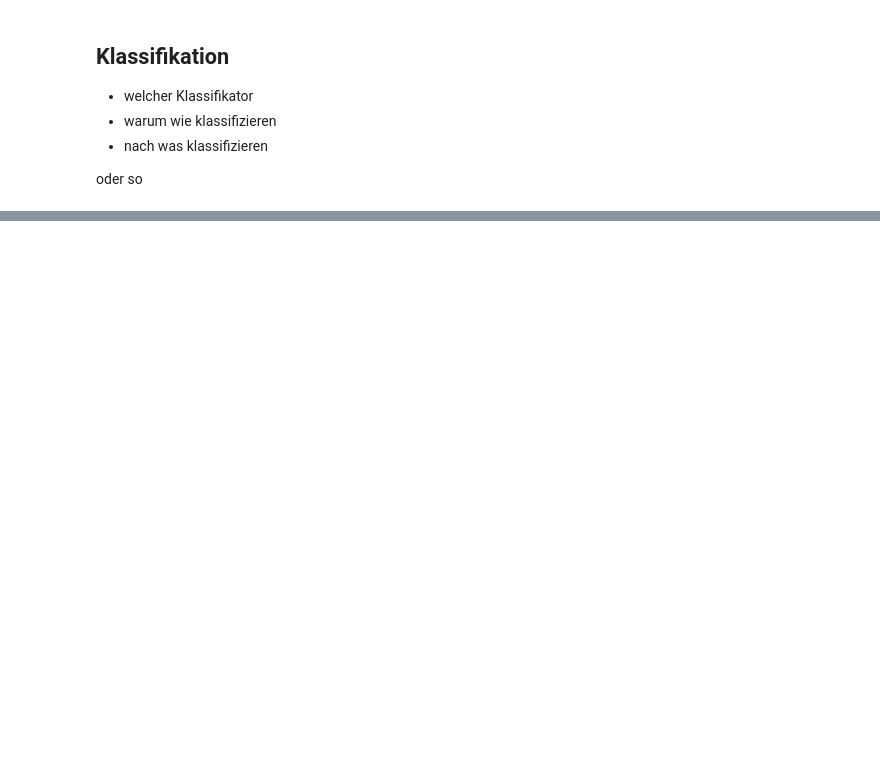
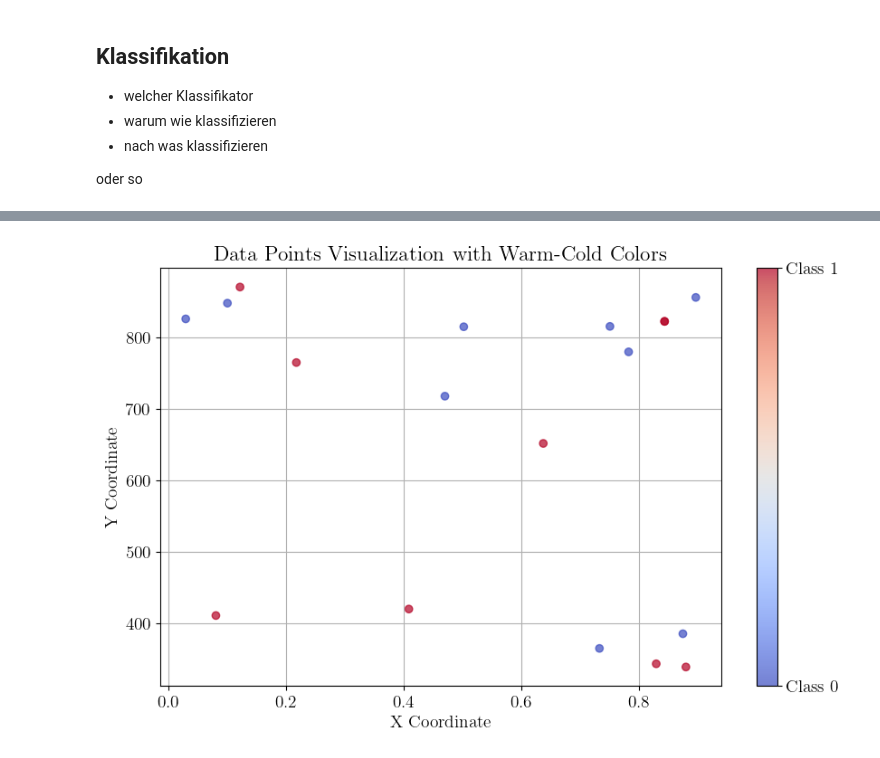
Before and after one commit to gregorscholz/25-mus, a Jupyter notebook: research/juggling.ipynb, the cells around one changed output, grey strips where cells are left out. Cells and saved outputs as stored; diff of their text form; code cells hidden in the pictures; blank space fills up the shorter version.

```diff
--- a/research/juggling.ipynb
+++ b/research/juggling.ipynb
@@ -111,0 +81,13 @@ print(y)
+# %%
+# Anpassen des Verhältnisses von stabilen zu nicht stabilen Würfen
+num_ones = df['classification'].value_counts().get(1, 0)
+
+zeros = df[df['classification'] == 0]
+ones = df[df['classification'] == 1]
+
+sample_zeros = zeros.sample(n=num_ones, random_state=42)
+
+df = pd.concat([sample_zeros, ones])
+df = df.sample(frac=1, random_state=42).reset_index(drop=True)
+
+df.shape
@@ -157,0 +106,6 @@ Von 7 Datenpunkten werden nicht korrekt zugeordnet: 3
+# %%
+# Merkmale auswählen
+X = np.array(df[['ball_a','ball_b','ball_c','hand_left','hand_right','elbow_left','elbow_right','shoulder_left','shoulder_right']].apply(lambda x: np.array(x.tolist()).flatten(), axis=1).tolist())
+y = df['classification'].values
+
+X_train, X_test, y_train, y_test = train_test_split(X, y, test_size=0.2, random_state=42)
@@ -157,0 +176,16 @@ Von 7 Datenpunkten werden nicht korrekt zugeordnet: 3
+# %%
+# Visualisierung
+plt.figure(figsize=(10, 6))
+scatter = plt.scatter(X[:, 0], X[:, 1], c=y, cmap='coolwarm', alpha=0.7)
+
+cbar = plt.colorbar(scatter)
+cbar.set_ticks([0, 1])
+cbar.set_ticklabels(['Class 0', 'Class 1'])
+
+plt.title('Data Points Visualization with Warm-Cold Colors')
+plt.xlabel('X Coordinate')
+plt.ylabel('Y Coordinate')
+plt.grid()
+plt.show()
+# %% [output]
+[figure, added]
```
Also changed, not shown: parts of 12 cells of this notebook, 2 other files.
